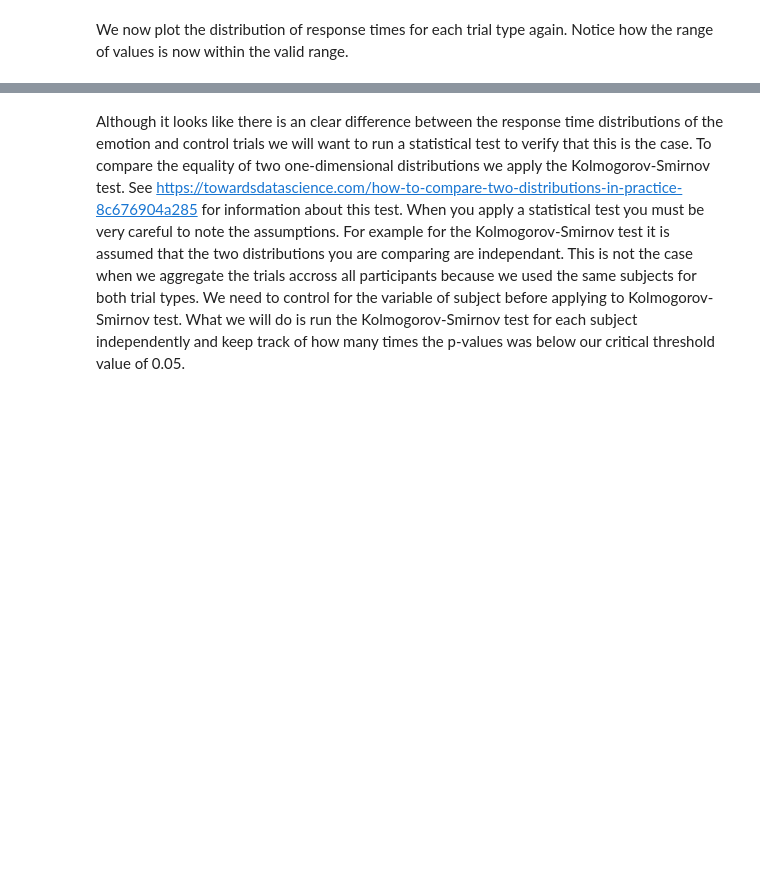
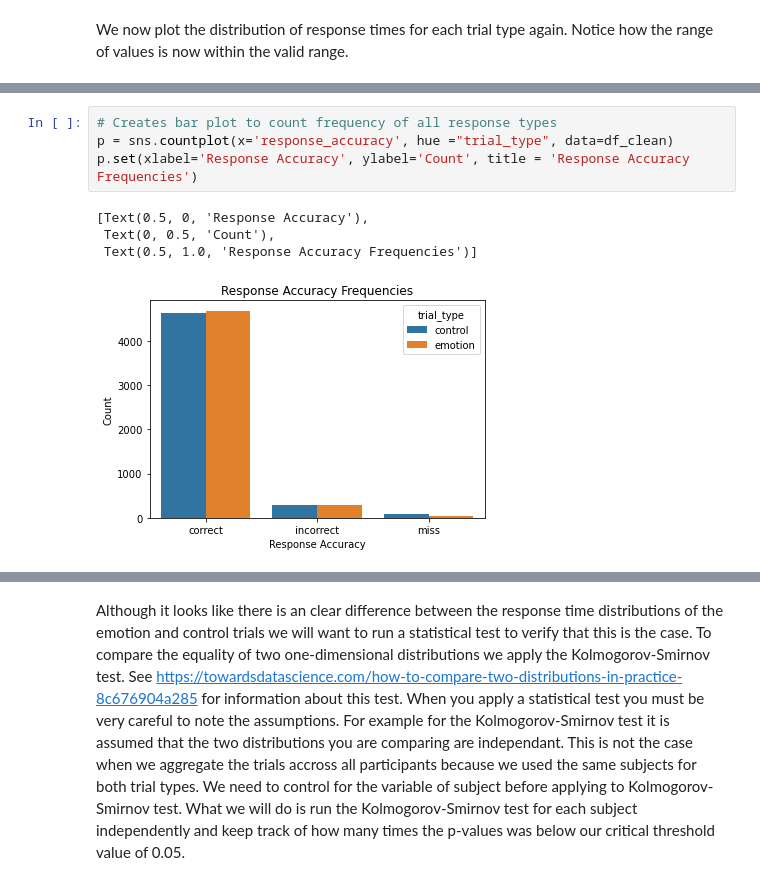
Before and after one commit to LIKarpa/LIKarpa.github.io, a Jupyter notebook: Final Tutorial.ipynb, the cells around one changed output, grey strips where cells are left out. Cells and saved outputs as stored; diff of their text form; blank space fills up the shorter version.

```diff
--- a/Final Tutorial.ipynb
+++ b/Final Tutorial.ipynb
@@ -273,0 +270,9 @@ Immediately we can see two things. First, it appears that people take longer, on
+# %%
+# Creates bar plot to count frequency of all response types
+p = sns.countplot(x='response_accuracy', hue ="trial_type", data=df_clean)
+p.set(xlabel='Response Accuracy', ylabel='Count', title = 'Response Accuracy Frequencies')
+# %% [output]
+[Text(0.5, 0, 'Response Accuracy'),
+ Text(0, 0.5, 'Count'),
+ Text(0.5, 1.0, 'Response Accuracy Frequencies')]
+[figure, added]
```
Also changed, not shown: parts of 52 cells of this notebook.
